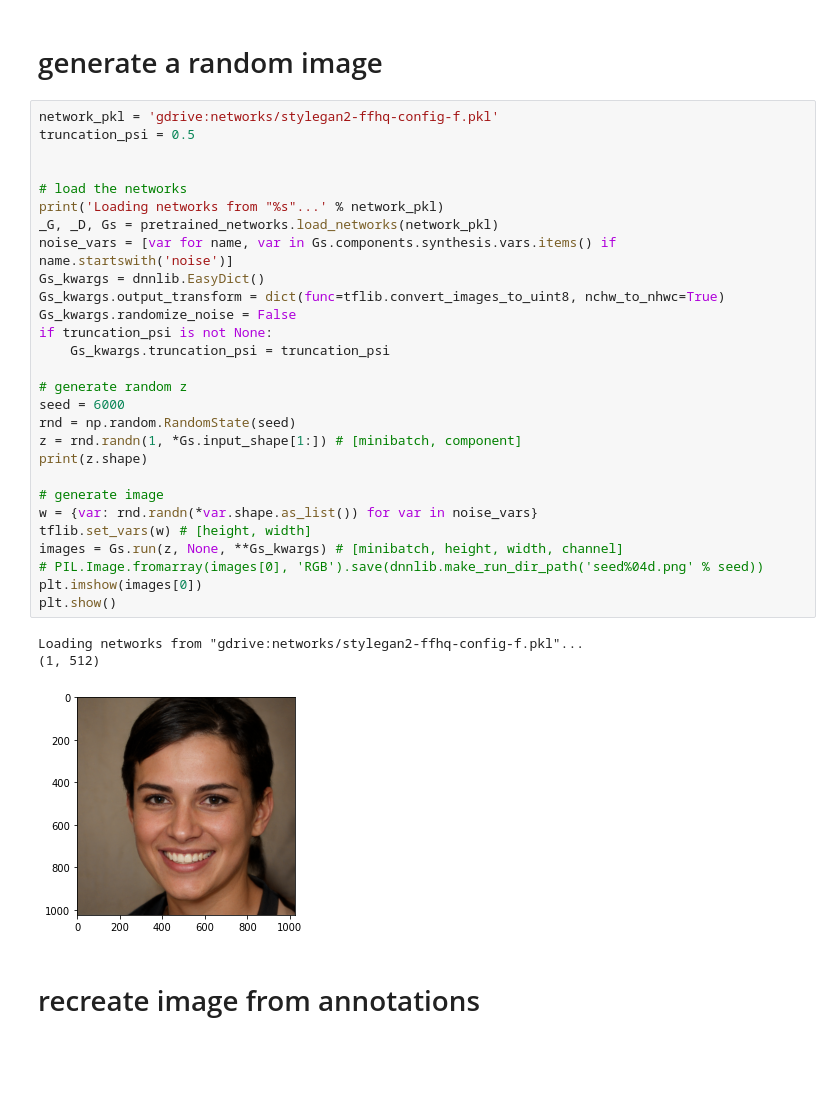
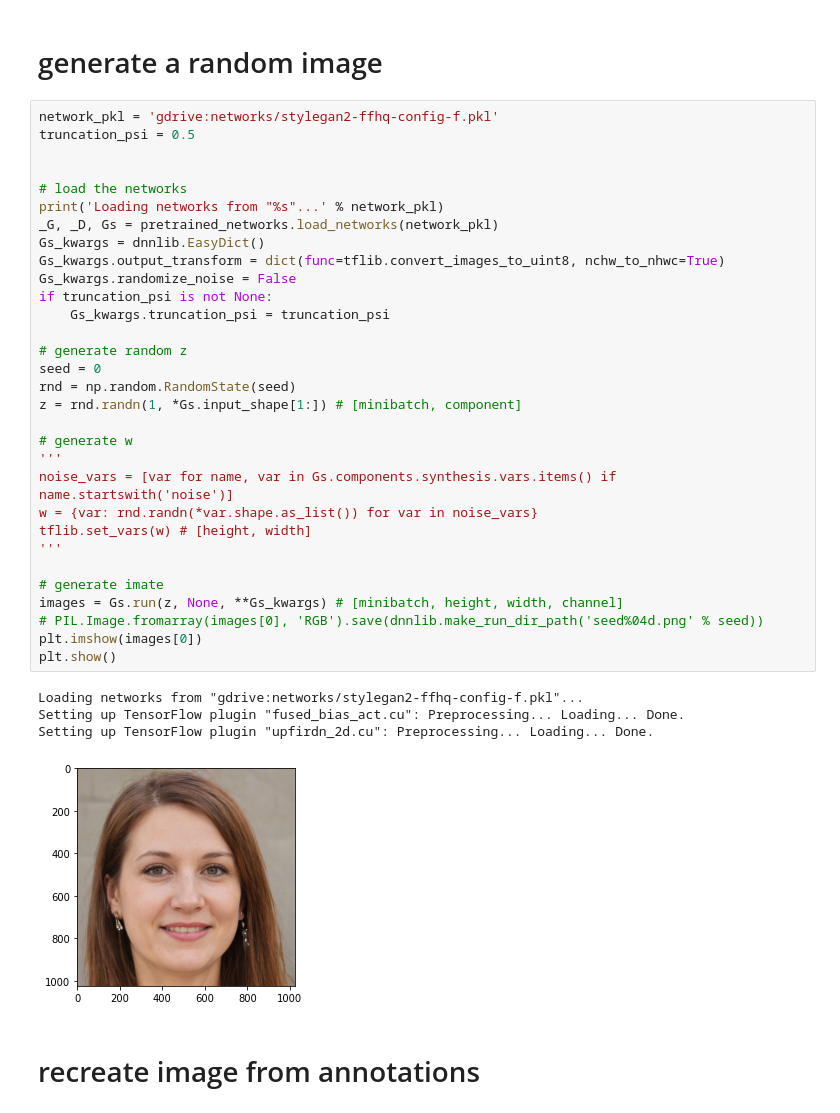
Before and after one commit to csinva/matching-with-gans, a Jupyter notebook: src/00_test_gan.ipynb, the cells around one changed output. Cells and saved outputs as stored; diff of their text form; blank space fills up the shorter version.

```diff
--- a/src/00_test_gan.ipynb
+++ b/src/00_test_gan.ipynb
@@ -16,35 +18,39 @@ import pickle as pkl
 # %%
 network_pkl = 'gdrive:networks/stylegan2-ffhq-config-f.pkl'
 truncation_psi = 0.5
 
 
 # load the networks
 print('Loading networks from "%s"...' % network_pkl)
 _G, _D, Gs = pretrained_networks.load_networks(network_pkl)
-noise_vars = [var for name, var in Gs.components.synthesis.vars.items() if name.startswith('noise')]
 Gs_kwargs = dnnlib.EasyDict()
 Gs_kwargs.output_transform = dict(func=tflib.convert_images_to_uint8, nchw_to_nhwc=True)
 Gs_kwargs.randomize_noise = False
 if truncation_psi is not None:
     Gs_kwargs.truncation_psi = truncation_psi
 
 # generate random z
-seed = 6000
+seed = 0
 rnd = np.random.RandomState(seed)
 z = rnd.randn(1, *Gs.input_shape[1:]) # [minibatch, component]
-print(z.shape)
 
-# generate image
+# generate w
+'''
+noise_vars = [var for name, var in Gs.components.synthesis.vars.items() if name.startswith('noise')]
 w = {var: rnd.randn(*var.shape.as_list()) for var in noise_vars}
 tflib.set_vars(w) # [height, width]
+'''
+
+# generate imate
 images = Gs.run(z, None, **Gs_kwargs) # [minibatch, height, width, channel]
 # PIL.Image.fromarray(images[0], 'RGB').save(dnnlib.make_run_dir_path('seed%04d.png' % seed))
 plt.imshow(images[0])
 plt.show()
 # %% [output]
 Loading networks from "gdrive:networks/stylegan2-ffhq-config-f.pkl"...
-(1, 512)
+Setting up TensorFlow plugin "fused_bias_act.cu": Preprocessing... Loading... Done.
+Setting up TensorFlow plugin "upfirdn_2d.cu": Preprocessing... Loading... Done.
-[figure, old version]
+[figure, new version]
 # %% [markdown]
 # recreate image from annotations
 # %%
```
Also changed, not shown: parts of 5 cells of this notebook, 1 other file.
